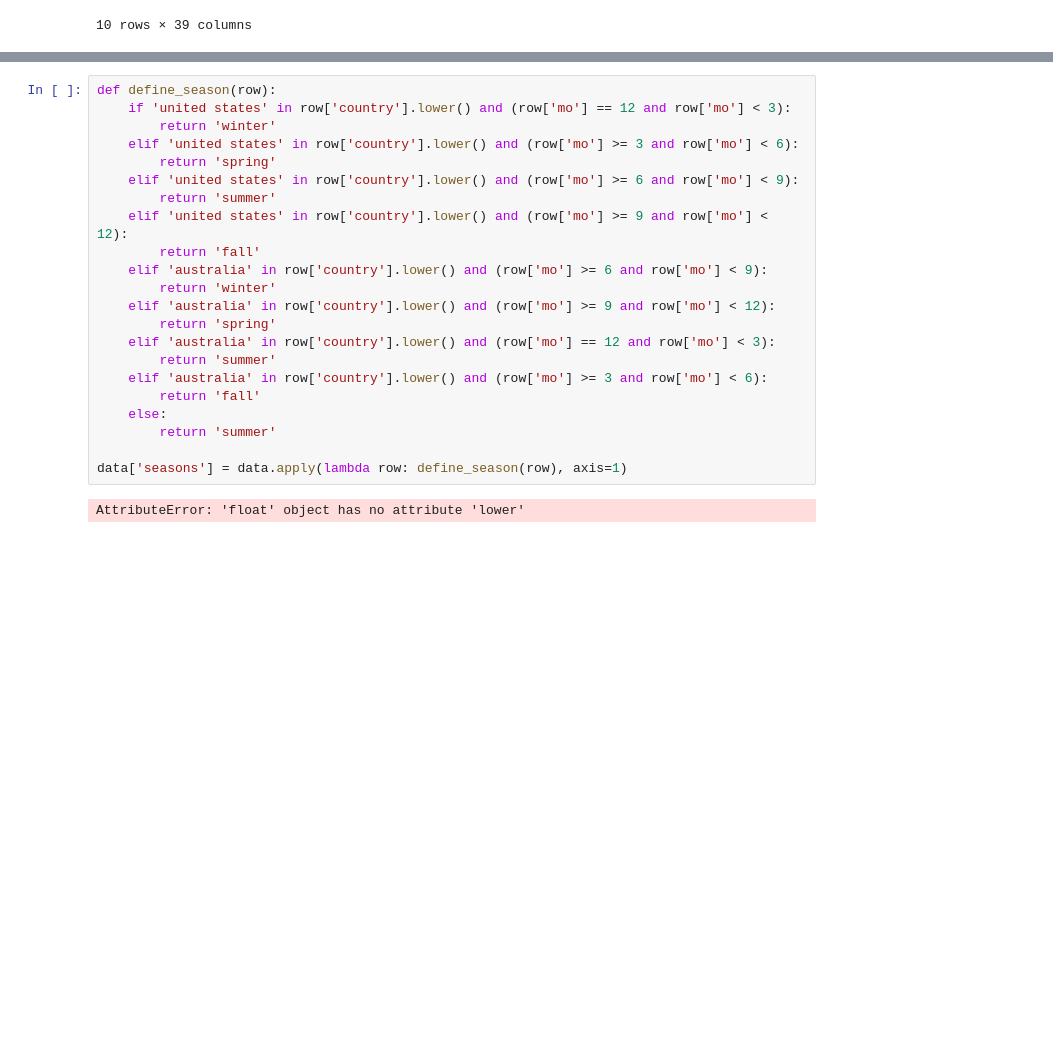
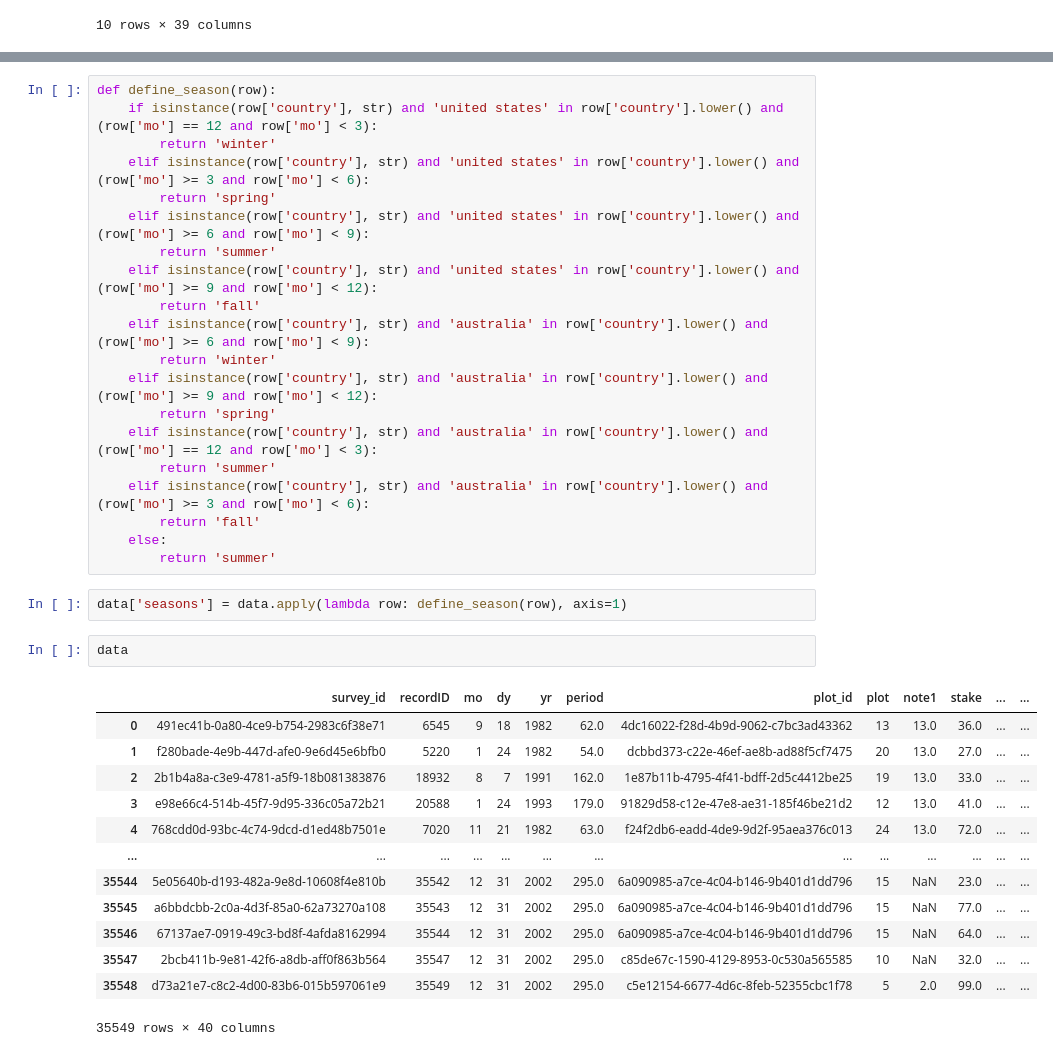
Before and after one commit to AliZ786/COMP-333, a Jupyter notebook: Labs/Lab8/Lab8.ipynb, the cells around one changed output, grey strips where cells are left out. Saved outputs shown, nothing was run; the diff lists cells and outputs as text; blank space fills up the shorter version.

```diff
--- a/Labs/Lab8/Lab8.ipynb
+++ b/Labs/Lab8/Lab8.ipynb
@@ -25,24 +42,38 @@ data.head(10)
 # %%
 def define_season(row):
-    if 'united states' in row['country'].lower() and (row['mo'] == 12 and row['mo'] < 3):
+    if isinstance(row['country'], str) and 'united states' in row['country'].lower() and (row['mo'] == 12 and row['mo'] < 3):
         return 'winter'
-    elif 'united states' in row['country'].lower() and (row['mo'] >= 3 and row['mo'] < 6):
+    elif isinstance(row['country'], str) and 'united states' in row['country'].lower() and (row['mo'] >= 3 and row['mo'] < 6):
         return 'spring'
-    elif 'united states' in row['country'].lower() and (row['mo'] >= 6 and row['mo'] < 9):
+    elif isinstance(row['country'], str) and 'united states' in row['country'].lower() and (row['mo'] >= 6 and row['mo'] < 9):
         return 'summer'
-    elif 'united states' in row['country'].lower() and (row['mo'] >= 9 and row['mo'] < 12):
+    elif isinstance(row['country'], str) and 'united states' in row['country'].lower() and (row['mo'] >= 9 and row['mo'] < 12):
         return 'fall'
-    elif 'australia' in row['country'].lower() and (row['mo'] >= 6 and row['mo'] < 9):
+    elif isinstance(row['country'], str) and 'australia' in row['country'].lower() and (row['mo'] >= 6 and row['mo'] < 9):
         return 'winter'
-    elif 'australia' in row['country'].lower() and (row['mo'] >= 9 and row['mo'] < 12):
+    elif isinstance(row['country'], str) and 'australia' in row['country'].lower() and (row['mo'] >= 9 and row['mo'] < 12):
         return 'spring'
-    elif 'australia' in row['country'].lower() and (row['mo'] == 12 and row['mo'] < 3):
+    elif isinstance(row['country'], str) and 'australia' in row['country'].lower() and (row['mo'] == 12 and row['mo'] < 3):
         return 'summer'
-    elif 'australia' in row['country'].lower() and (row['mo'] >= 3 and row['mo'] < 6):
+    elif isinstance(row['country'], str) and 'australia' in row['country'].lower() and (row['mo'] >= 3 and row['mo'] < 6):
         return 'fall'
     else:
         return 'summer'
-
-data['seasons'] = data.apply(lambda row: define_season(row), axis=1)
-# %% [output]
-AttributeError: 'float' object has no attribute 'lower'
+# %%
+data['seasons'] = data.apply(lambda row: define_season(row), axis=1)
+# %%
+data
+# %% [output]
+|  | survey_id | recordID | mo | dy | yr | period | plot_id | plot | note1 | stake | ... | ... |
+| 0 | 491ec41b-0a80-4ce9-b754-2983c6f38e71 | 6545 | 9 | 18 | 1982 | 62.0 | 4dc16022-f28d-4b9d-9062-c7bc3ad43362 | 13 | 13.0 | 36.0 | ... | ... |
+| 1 | f280bade-4e9b-447d-afe0-9e6d45e6bfb0 | 5220 | 1 | 24 | 1982 | 54.0 | dcbbd373-c22e-46ef-ae8b-ad88f5cf7475 | 20 | 13.0 | 27.0 | ... | ... |
+| 2 | 2b1b4a8a-c3e9-4781-a5f9-18b081383876 | 18932 | 8 | 7 | 1991 | 162.0 | 1e87b11b-4795-4f41-bdff-2d5c4412be25 | 19 | 13.0 | 33.0 | ... | ... |
+| 3 | e98e66c4-514b-45f7-9d95-336c05a72b21 | 20588 | 1 | 24 | 1993 | 179.0 | 91829d58-c12e-47e8-ae31-185f46be21d2 | 12 | 13.0 | 41.0 | ... | ... |
+| 4 | 768cdd0d-93bc-4c74-9dcd-d1ed48b7501e | 7020 | 11 | 21 | 1982 | 63.0 | f24f2db6-eadd-4de9-9d2f-95aea376c013 | 24 | 13.0 | 72.0 | ... | ... |
+| ... | ... | ... | ... | ... | ... | ... | ... | ... | ... | ... | ... | ... |
+| 35544 | 5e05640b-d193-482a-9e8d-10608f4e810b | 35542 | 12 | 31 | 2002 | 295.0 | 6a090985-a7ce-4c04-b146-9b401d1dd796 | 15 | NaN | 23.0 | ... | ... |
+| 35545 | a6bbdcbb-2c0a-4d3f-85a0-62a73270a108 | 35543 | 12 | 31 | 2002 | 295.0 | 6a090985-a7ce-4c04-b146-9b401d1dd796 | 15 | NaN | 77.0 | ... | ... |
+| 35546 | 67137ae7-0919-49c3-bd8f-4afda8162994 | 35544 | 12 | 31 | 2002 | 295.0 | 6a090985-a7ce-4c04-b146-9b401d1dd796 | 15 | NaN | 64.0 | ... | ... |
+| 35547 | 2bcb411b-9e81-42f6-a8db-aff0f863b564 | 35547 | 12 | 31 | 2002 | 295.0 | c85de67c-1590-4129-8953-0c530a565585 | 10 | NaN | 32.0 | ... | ... |
+| 35548 | d73a21e7-c8c2-4d00-83b6-015b597061e9 | 35549 | 12 | 31 | 2002 | 295.0 | c5e12154-6677-4d6c-8feb-52355cbc1f78 | 5 | 2.0 | 99.0 | ... | ... |
+35549 rows × 40 columns
```
Also changed, not shown: parts of 5 cells of this notebook.
